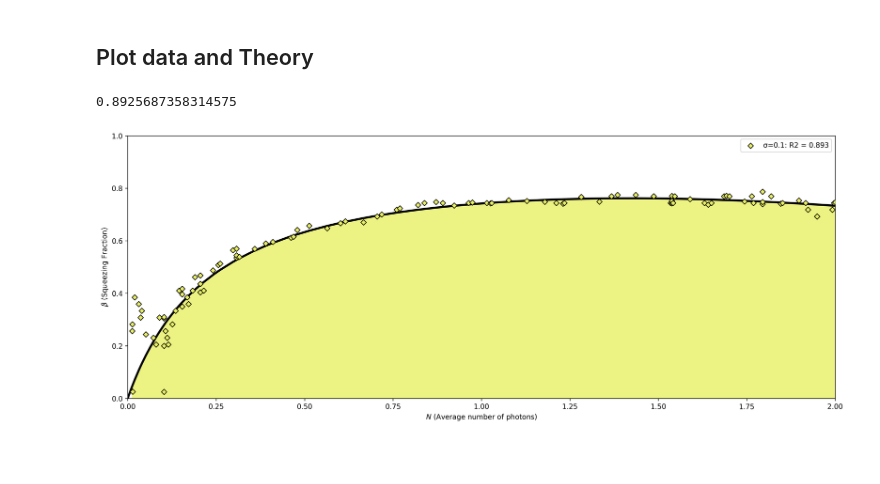
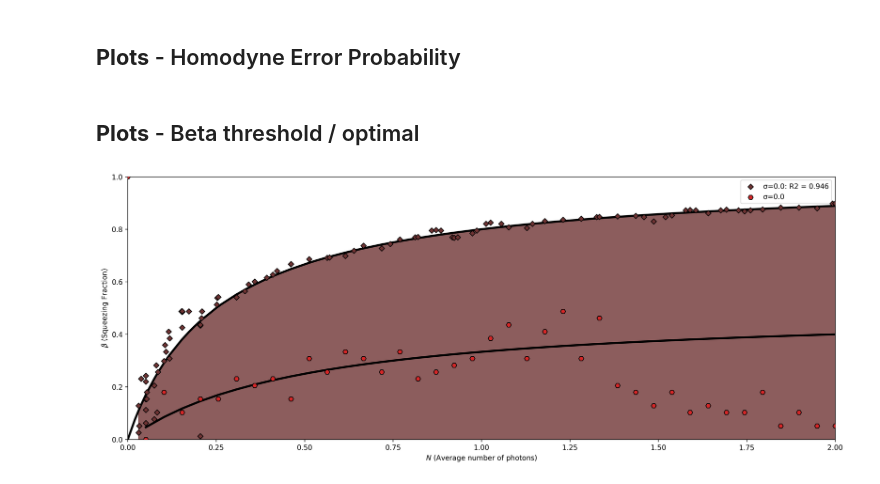
Before and after one commit to KPourgourides/Quantum-Communications-Internship-IRIDA-, a Jupyter notebook: testing_phase_diff.ipynb, the cells around one changed output. Saved outputs shown, nothing was run; the diff lists cells and outputs as text; code cells hidden in the pictures; blank space fills up the shorter version.

```diff
--- a/testing_phase_diff.ipynb
+++ b/testing_phase_diff.ipynb
@@ -62,7 +58,10 @@ beta_dss = data["beta"]
 p_err_dss = data["p_err_dss"]
 sigma_dss = data["sigma"]
 # %% [markdown]
-## Plot data and Theory
+## **Plots** - Homodyne Error Probability
+# %%
+colors_1 = ["#d62728",  "#2ca02c",  "#ff7f0e",  "#9467bd",  "#17becf",  "#e377c2",  "#8c564b",  "#bcbd22",  "#7f7f7f",  "#5af74b"]*3
+colors_2 = ["#6F3434",  "#084108",  "#773b05",  "#460880",  "#0c6f7c",  "#5c0642",  "#941c04",  "#8b8b06",  "#212121",  "#092a06",  "#092a06"]*3
 # %%
 reload_protocols()
 sigmas = [0.1]
@@ -72,9 +69,8 @@ pd.plot_homodyne_perr(sigmas, colors_light, colors_dark, dss = 'all', cs = 'all'
+# %% [markdown]
+## **Plots** - Beta threshold / optimal
 # %%
 reload_protocols()
-sigmas = [0.1]
-colors_th = [ "#e9f063",  "#d62728",  "#2ca02c",  "#ff7f0e",  "#9467bd",  "#17becf",  "#e377c2",  "#8c564b",  "#bcbd22",  "#7f7f7f",  "#5af74b"]*2
-colors_opt = ["#8E9C09",  "#6F3434",  "#084108",  "#773b05",  "#460880",  "#0c6f7c",  "#5c0642",  "#941c04",  "#8b8b06",  "#212121",  "#092a06",  "#092a06"]*2
-beta_opt_dict = pd.optimal_squeezing(sigmas, colors_opt, colors_th, opt = False, th = True)
+sigmas = [0.0]
+beta_opt_dict = pd.optimal_squeezing(sigmas, colors_1, colors_2, opt = True, th = True)
 # %% [output]
-0.8925687358314575
-[figure, old version]
+[figure, new version]
```
Also changed, not shown: parts of 13 cells of this notebook, 1 other file.
